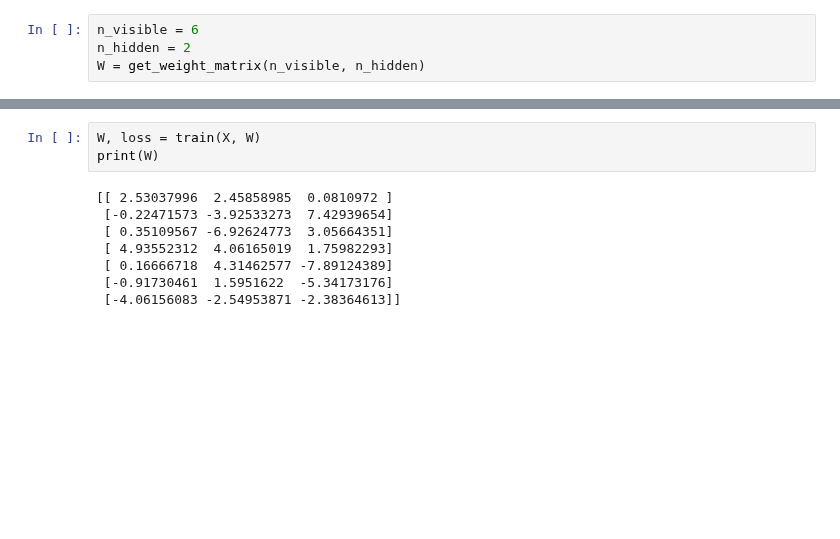
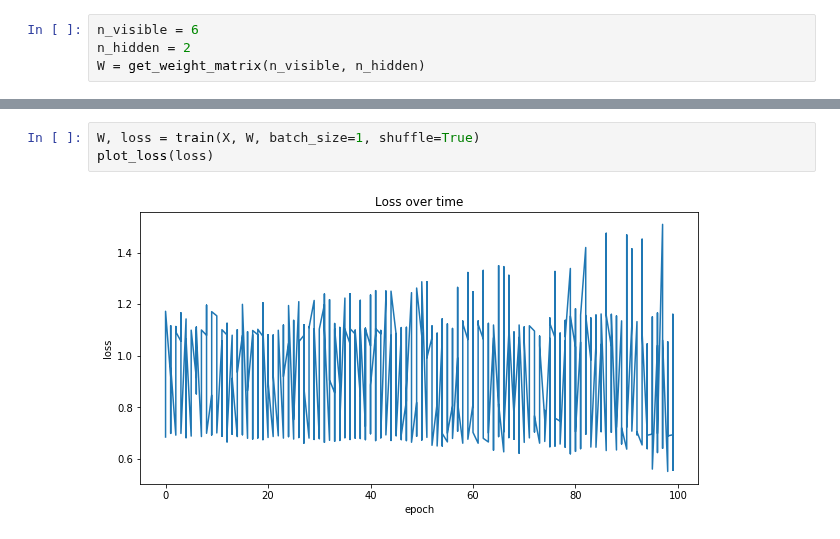
Before and after one commit to vangj/ds, a Jupyter notebook: rbm.ipynb, the cells around one changed output, grey strips where cells are left out. Cells and saved outputs as stored; diff of their text form; blank space fills up the shorter version.

```diff
--- a/rbm.ipynb
+++ b/rbm.ipynb
@@ -163,11 +196,5 @@ def train(X, W, max_iters=5000):
 # %%
-W, loss = train(X, W)
-print(W)
+W, loss = train(X, W, batch_size=1, shuffle=True)
+plot_loss(loss)
 # %% [output]
-[[ 2.53037996  2.45858985  0.0810972 ]
- [-0.22471573 -3.92533273  7.42939654]
- [ 0.35109567 -6.92624773  3.05664351]
- [ 4.93552312  4.06165019  1.75982293]
- [ 0.16666718  4.31462577 -7.89124389]
- [-0.91730461  1.5951622  -5.34173176]
- [-4.06156083 -2.54953871 -2.38364613]]
+[figure, added]
```
Also changed, not shown: parts of 28 cells of this notebook.
